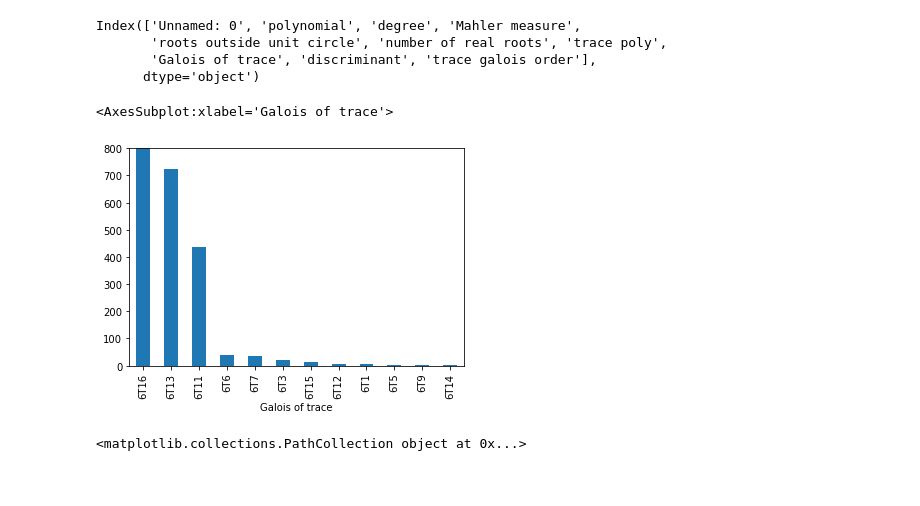
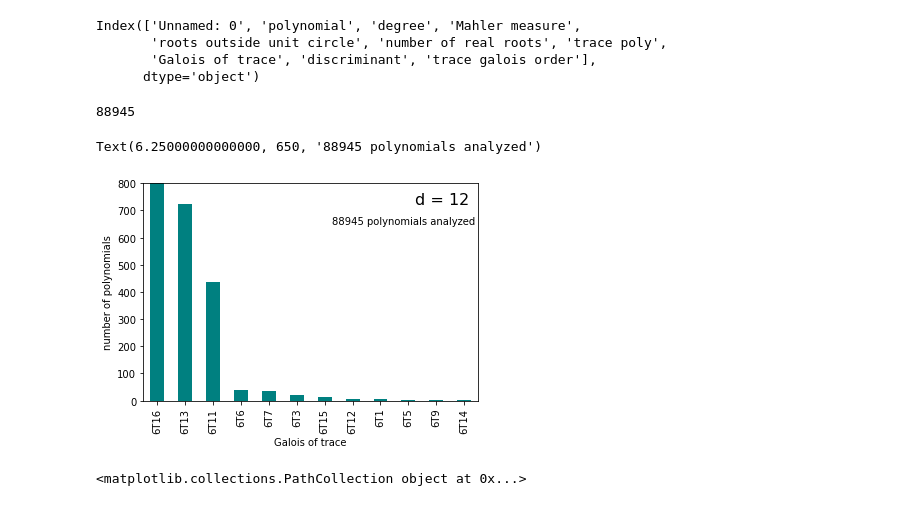
Before and after one commit to MatthewNortonPersonal/Mahler-Measures-and-Galois-Groups-of-Reciprocal-Polynomials, a Jupyter notebook: Galois Groups/csvs.ipynb, the cells around one changed output. Cells and saved outputs as stored; diff of their text form; code cells hidden in the pictures.

Commit message:
started creating graphs for poster

```diff
--- a/Galois Groups/csvs.ipynb
+++ b/Galois Groups/csvs.ipynb
@@ -12,13 +12,19 @@ Index(['Unnamed: 0', 'polynomial', 'degree', 'Mahler measure',
        'roots outside unit circle', 'number of real roots', 'trace poly',
        'Galois of trace', 'discriminant', 'trace galois order'],
       dtype='object')
+# %%
+len(df)
+# %% [output]
+88945
 # %%
 df["discriminant"] = df["discriminant"].astype(np.double).abs()
 # %%
-df["Galois of trace"].value_counts().plot.bar(ylim=(0, 800))
+df["Galois of trace"].value_counts().plot.bar(ylim=(0, 800), color = "teal", ylabel = "number of polynomials")
+plt.text(9.25, 725, "d = 12", fontsize = 16)
+plt.text(6.25, 650, "88945 polynomials analyzed")
 # %% [output]
-<AxesSubplot:xlabel='Galois of trace'>
+Text(6.25000000000000, 650, '88945 polynomials analyzed')
-[figure, old version]
+[figure, new version]
 # %%
 plt.figure(figsize=(20,10))
 plt.scatter(np.log(df["discriminant"]),np.log(df["Mahler measure"]), color = "lavender")
```
Also changed, not shown: parts of 4 cells of this notebook.
